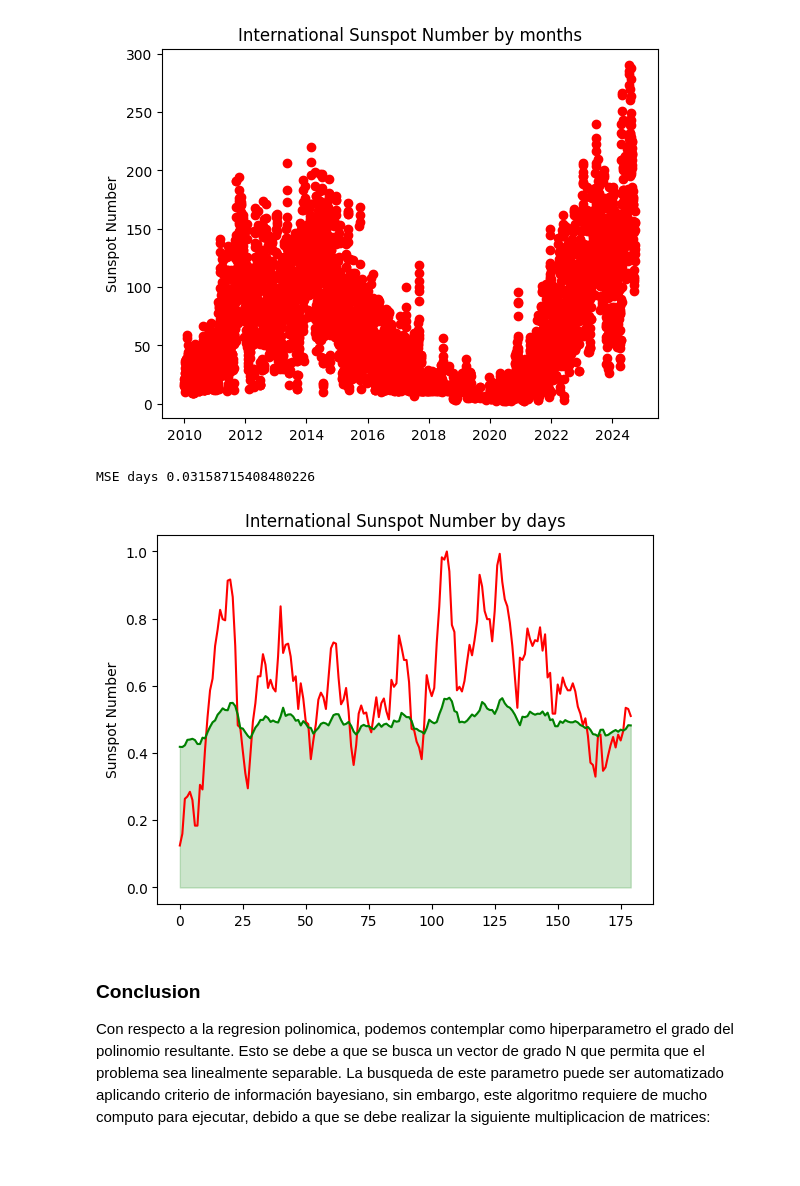
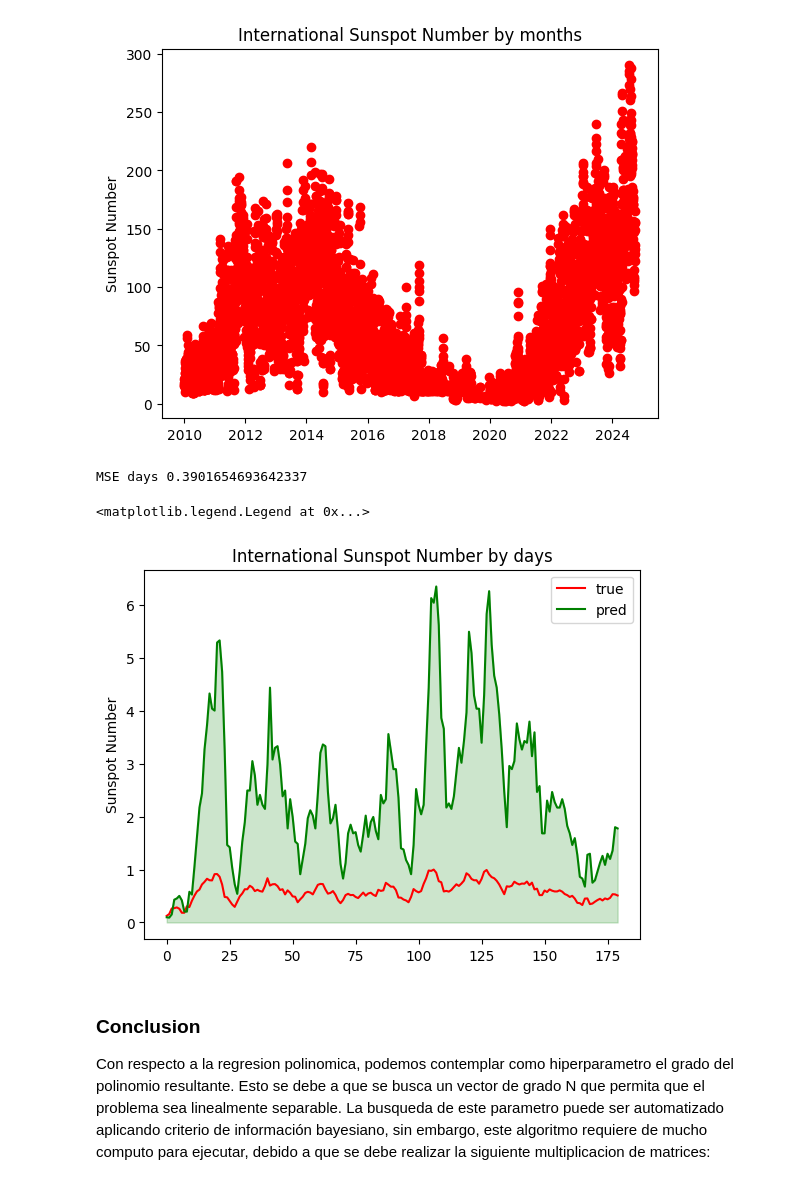
Before and after one commit to GianL22/ml-projects, a Jupyter notebook: 06-kernel-regression-from-scratch/notebook.ipynb, the cells around one changed output. Saved outputs shown, nothing was run; the diff lists cells and outputs as text; code cells hidden in the pictures.

```diff
--- a/06-kernel-regression-from-scratch/notebook.ipynb
+++ b/06-kernel-regression-from-scratch/notebook.ipynb
@@ -96,7 +96,7 @@ def preprocess_sunspots_data(raw_sunspots: np.array, raw_date: np.array, year =
     Y = sunspots_scaled[:,n_time_step - 1].reshape(-1,1)
     return X, Y, sunspots_filtered, dates
 # %%
-def plot_sunspot_number(X:np.ndarray,Y:np.ndarray, time_unit, color='green', scatter = False, filled = False):
+def plot_sunspot_number(X:np.ndarray,Y:np.ndarray, time_unit, color='green', scatter = False, filled = False, label = ""):
     alpha= 0.2
     plt.ylabel('Sunspot Number')
     plt.title(f'International Sunspot Number by {time_unit}')
@@ -107,7 +107,7 @@ def plot_sunspot_number(X:np.ndarray,Y:np.ndarray, time_unit, color='green', sca
         if len(Y.shape) > 1:
             Y = Y.flatten()
         plt.fill_between(X,Y, color=color, alpha=alpha)
-    plt.plot(X, Y, color=color)
+    plt.plot(X, Y, color=color, label= label)
 # %%
 def show_mse(y_true:np.ndarray, y_pred:np.ndarray, label = ""):
     assert isinstance(y_true,np.ndarray), "y_true must be a np.array"
@@ -280,6 +280,7 @@ plot_sunspot_number(days, sunsposts_days, time_unit="months", color="red", scatt
 class KernelPolynomialRegressionGDE:
     kernel_matrix: np.ndarray = None
     W: np.ndarray = None
+    b : np.ndarray = None
     alpha = 0
     coef = 0
     gamma = 0
@@ -309,10 +310,13 @@ class KernelPolynomialRegressionGDE:
         return  mean_squared_error(y_true,y_pred)
 
     def __bakward_prop(self, y_true, y_pred, row_kernel_matrix, learning_rate):
-        return self.W.copy() - learning_rate * ((y_pred - y_true) * row_kernel_matrix + 2 * self.alpha * self.W)
+        new_W = self.W.copy() - learning_rate * ((y_pred - y_true) * row_kernel_matrix + 2 * self.alpha * self.W)
+        new_b = self.b.copy() - learning_rate * ((y_pred - y_true) + 2 * self.alpha * self.b)
+        return new_W, new_b[0]
+        # return new_W
 
     def __feedfoward_prop(self,X: np.ndarray, row_kernel_matrix: np.ndarray):
-        return np.array([np.matmul(self.W, row_kernel_matrix)])
+        return np.array(np.matmul(self.W, row_kernel_matrix)+ self.b)
 
     def fit(self, X : np.ndarray, Y : np.ndarray, epochs = 1, learning_rate = 0.01, verbose = True):
         assert isinstance(X,np.ndarray), "X must be a np.array"
@@ -322,6 +326,7 @@ class KernelPolynomialRegressionGDE:
         self.X_fit = X.copy()
         kernel_matrix = self.__build_kernel_matrix(X, self.X_fit)
         self.W = 2 * np.random.random(size=(X.shape[0])) - 1
+        self.b = 2 * np.random.random(size=(1)) - 1
 
         if ( len(Y.shape) == 1):
             Y = Y.reshape(-1,1)
@@ -330,7 +335,7 @@ class KernelPolynomialRegressionGDE:
             y_pred = np.zeros(Y.shape[0])
             for i in range(X.shape[0]):
                 y_pred[i] = self.__feedfoward_prop(X[i], kernel_matrix[i])
-                self.W = self.__bakward_prop(Y[i], y_pred, kernel_matrix[i], learning_rate)
+                self.W, self.b = self.__bakward_prop(Y[i], y_pred, kernel_matrix[i], learning_rate)
             history[epoch] = mean_squared_error(Y, y_pred)
             if ( verbose ):
                 print(f"{epoch + 1} / {epochs}: loss: {mean_squared_error(Y, y_pred)}")
@@ -345,18 +350,22 @@ class KernelPolynomialRegressionGDE:
             Y_pred[i] = np.matmul(self.W, kernel_matrix[i])
         return Y_pred
 # %%
-model_kernel_poly = KernelPolynomialRegressionGDE(gamma=0.07, alpha=0.001, degree=2, coef = 0.0825)
-
+model_kernel_poly = KernelPolynomialRegressionGDE(gamma=0.03, alpha=0.001, degree=2, coef = -0.0002)
+x
 # Ahora que tenemos mas datos, la prediccion se ajusta aun mejor
 Ws, history = model_kernel_poly.fit(X_train, Y_train.flatten(), epochs=10, learning_rate=0.001, verbose=False)
 Y_pred = model_kernel_poly.predict(X_test)
+
+show_mse(Y_test, Y_pred, "MSE days")
+# %% [output]
+MSE days 0.3901654693642337
 # %%
-show_mse(Y_test, Y_pred, "MSE days")
-plot_sunspot_number(range(Y_test.shape[0]), Y_test, color="red", time_unit="days")
-plot_sunspot_number(range(Y_pred.shape[0]), Y_pred, color="green", time_unit="days", filled=True)
+plot_sunspot_number(range(Y_test.shape[0]), Y_test, color="red", time_unit="days", label="true")
+plot_sunspot_number(range(Y_pred.shape[0]), Y_pred, color="green", time_unit="days", filled=True, label="pred")
+plt.legend()
 # %% [output]
-MSE days 0.03158715408480226
+<matplotlib.legend.Legend at 0x...>
-[figure, old version]
+[figure, new version]
 # %% [markdown]
 ### Conclusion
 Con respecto a la regresion polinomica, podemos contemplar como hiperparametro el grado del polinomio resultante. Esto se debe a que se busca un vector de grado N que permita que el problema sea linealmente separable. La busqueda de este parametro puede ser automatizado aplicando criterio de información bayesiano, sin embargo, este algoritmo requiere de mucho computo para ejecutar, debido a que se debe realizar la siguiente multiplicacion de matrices:
```
Also changed, not shown: parts of 2 cells of this notebook, 12 other files.
